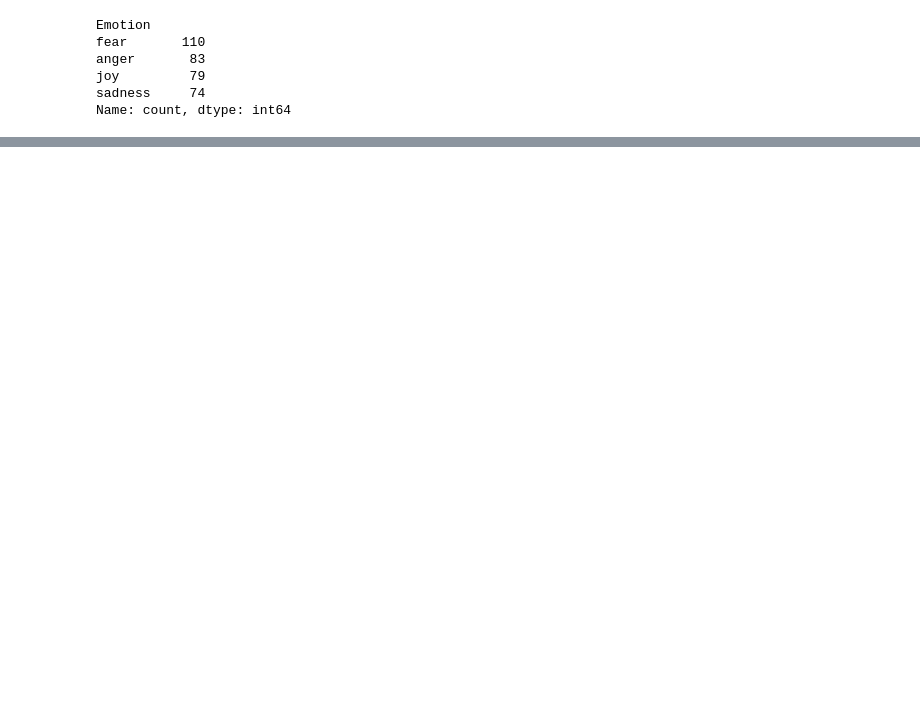
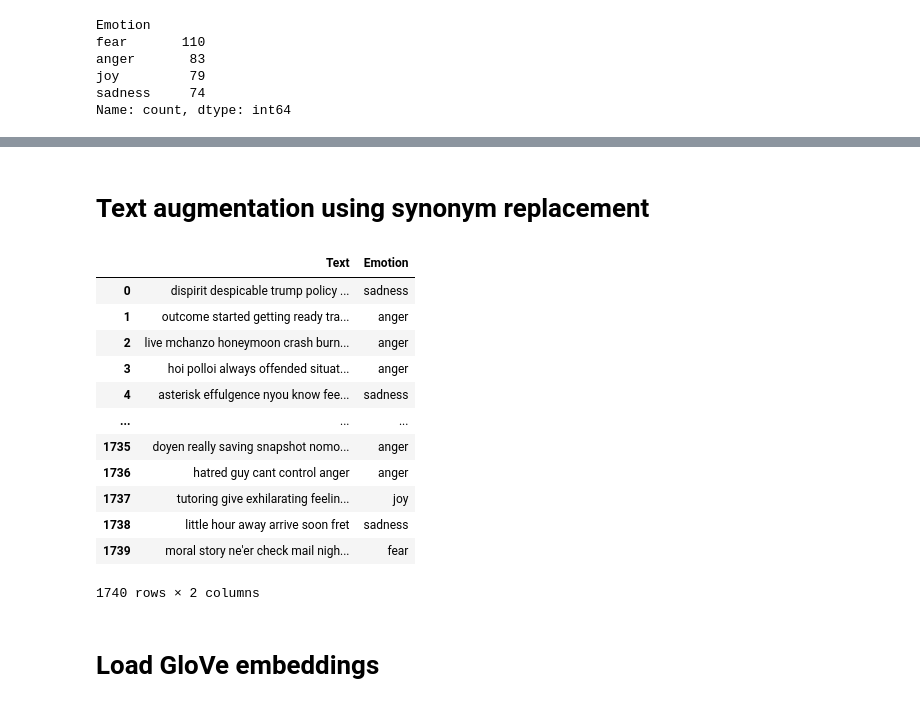
Before and after one commit to AnnaJazayeri/Emotion_Detection_from_Text, a Jupyter notebook: Emotion tweets.ipynb, the cells around one changed output, grey strips where cells are left out. Saved outputs shown, nothing was run; the diff lists cells and outputs as text; code cells hidden in the pictures; blank space fills up the shorter version.

```diff
--- a/Emotion tweets.ipynb
+++ b/Emotion tweets.ipynb
@@ -588,0 +362,42 @@ weighted avg       0.74      0.60      0.57        70
+# %% [markdown]
+# Text augmentation using synonym replacement
+# %%
+import nlpaug.augmenter.word as naw
+
+# Function to apply text augmentation using synonym replacement
+def augment_text(text, aug_p=0.2):
+    aug = naw.SynonymAug(aug_p=aug_p)
+    augmented_text_list = aug.augment(text)
+    augmented_text_str = ' '.join(augmented_text_list)
+    return augmented_text_str
+
+num_augmentations = 5  # You can adjust this as needed
+for i in range(1, num_augmentations + 1):
+    column_name = f'AugmentedText{i}'
+    train_data[column_name] = train_data['CleanedText'].apply(augment_text)
+
+augmented_columns = [f'AugmentedText{i}' for i in range(1, num_augmentations + 1)]
+combined_text = pd.concat([train_data['CleanedText']] + [train_data[col] for col in augmented_columns], ignore_index=True)
+combined_emotion = pd.concat([train_data['Emotion']] * (num_augmentations + 1), ignore_index=True)
+df = pd.DataFrame({'Text': combined_text, 'Emotion': combined_emotion})
+
+df = df.sample(frac=1).reset_index(drop=True)  # Shuffle the DataFrame
+df = df.dropna().reset_index(drop=True)
+# %%
+df
+# %% [output]
+|  | Text | Emotion |
+| 0 | dispirit despicable trump policy ... | sadness |
+| 1 | outcome started getting ready tra... | anger |
+| 2 | live mchanzo honeymoon crash burn... | anger |
+| 3 | hoi polloi always offended situat... | anger |
+| 4 | asterisk effulgence nyou know fee... | sadness |
+| ... | ... | ... |
+| 1735 | doyen really saving snapshot nomo... | anger |
+| 1736 | hatred guy cant control anger | anger |
+| 1737 | tutoring give exhilarating feelin... | joy |
+| 1738 | little hour away arrive soon fret | sadness |
+| 1739 | moral story ne'er check mail nigh... | fear |
+1740 rows × 2 columns
+# %% [markdown]
+# Load GloVe embeddings
```
Also changed, not shown: parts of 49 cells of this notebook, 1 other file.
